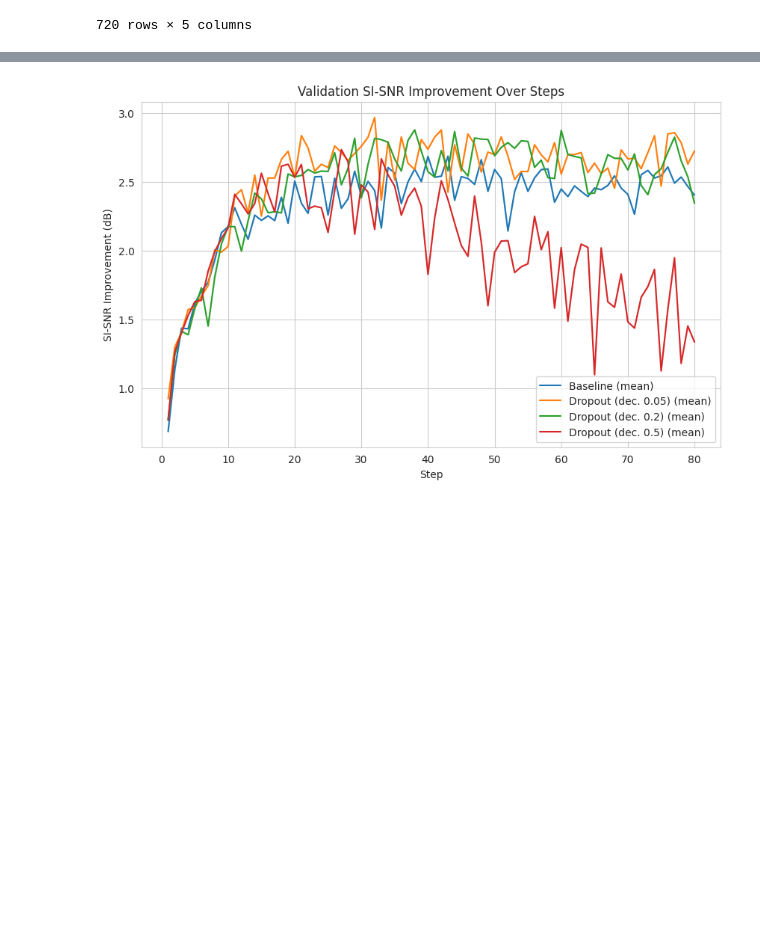
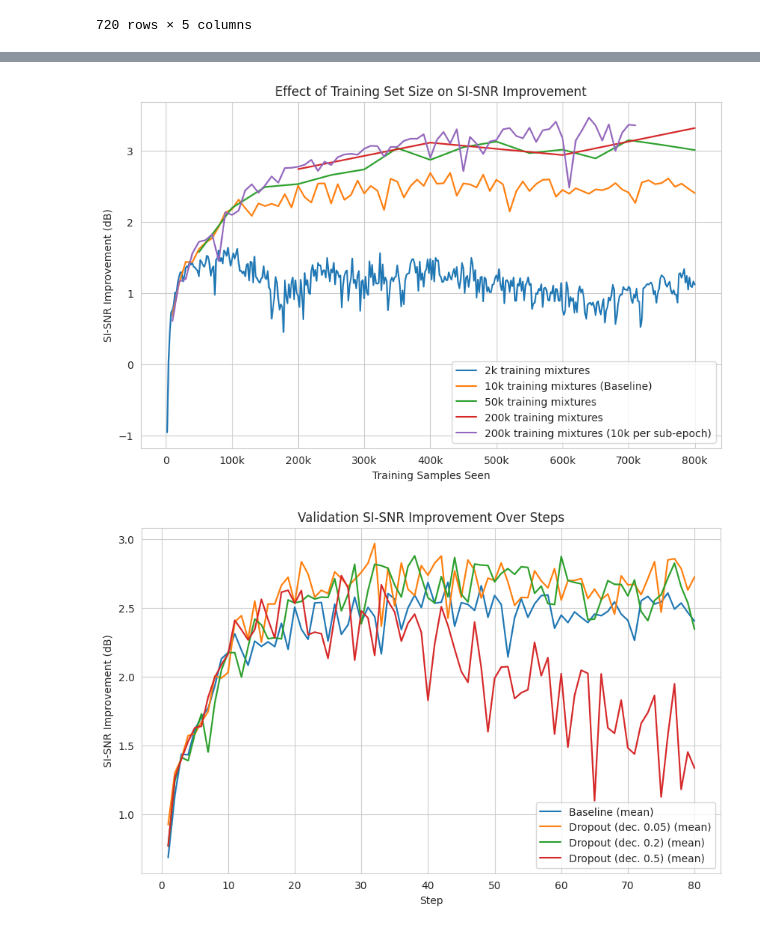
Before and after one commit to LukasFT/misophonia, a Jupyter notebook: notebooks/analysis/loss_graphs.ipynb, the cells around one changed output, grey strips where cells are left out. Saved outputs shown, nothing was run; the diff lists cells and outputs as text; code cells hidden in the pictures; blank space fills up the shorter version.

```diff
--- a/notebooks/analysis/loss_graphs.ipynb
+++ b/notebooks/analysis/loss_graphs.ipynb
@@ -11,3 +19,5 @@ from misophonia_anc._mlflow_stats import get_mlflow_metric_history, auto_combine
+# %%
+figs_dir = get_data_dir(dataset_name="report_figs")
 # %%
 get_mlflow_metric_history(("model-baseline-rep1", "model-baseline-rep2"), "train/epoch/loss")
 # %% [output]
@@ -89 +125,28 @@ plot_loss(
+# %%
+size_data = auto_combine_mean_with_std(
+    (
+        "model-size-2k",
+        "model-baseline-rep1",
+        "model-size-50k",
+        "model-size-200k",
+        "model-size-10k-of-200k",
+    ),
+    "val/epoch/si_snr_improvement",
+)
+# Remove step > 4 from model-size-200k (to keep it on the same scale)
+size_data = size_data[~((size_data["run_name"] == "model-size-200k") & (size_data["step"] > 4))]
+
+# Change pretty name of baseline to "Baseline (10k)"
+size_data.loc[size_data["run_name"] == "model-baseline-rep1", "pretty_name"] = "10k training mixtures (Baseline)"
+
+plot_metric(
+    size_data,
+    "val/epoch/si_snr_improvement",
+    metric_name="SI-SNR Improvement (dB)",
+    title="Effect of Training Set Size on SI-SNR Improvement",
+    save_to=figs_dir / "training_size_effect.pdf",
+    # std_col="val/epoch/si_snr_improvement_std",
+)
+# %% [output]
+[figure, added]
 # %%
```
Also changed, not shown: parts of 7 cells of this notebook, 1 other file.
